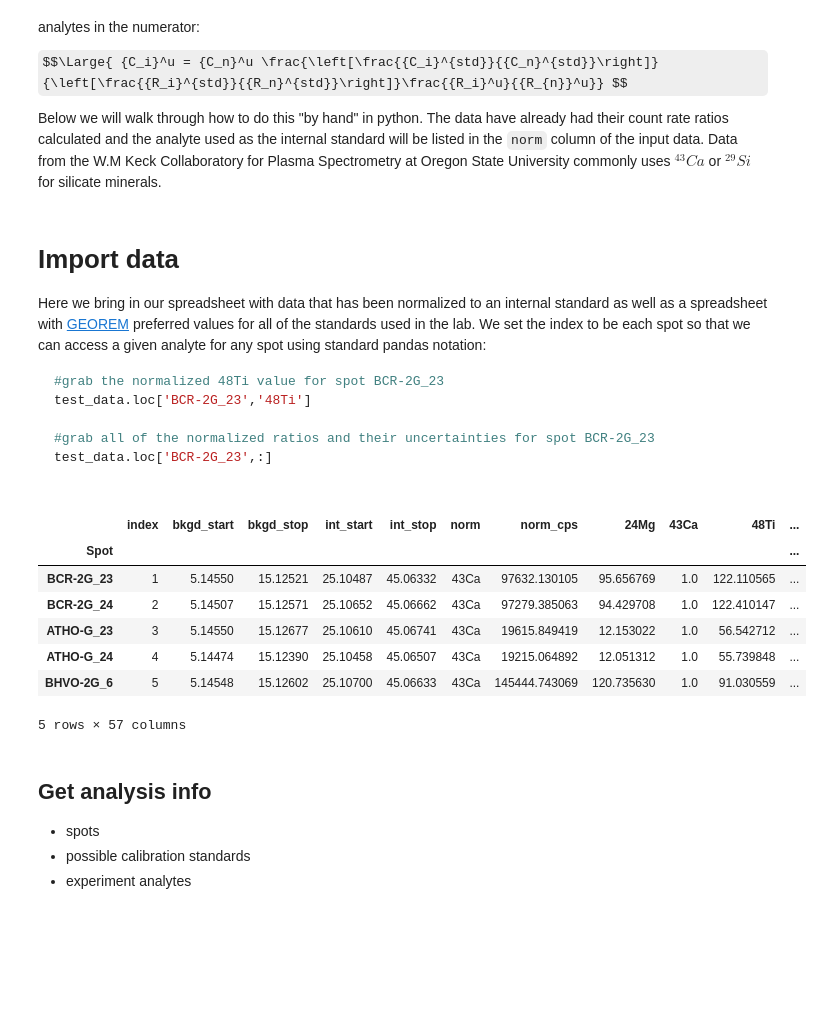
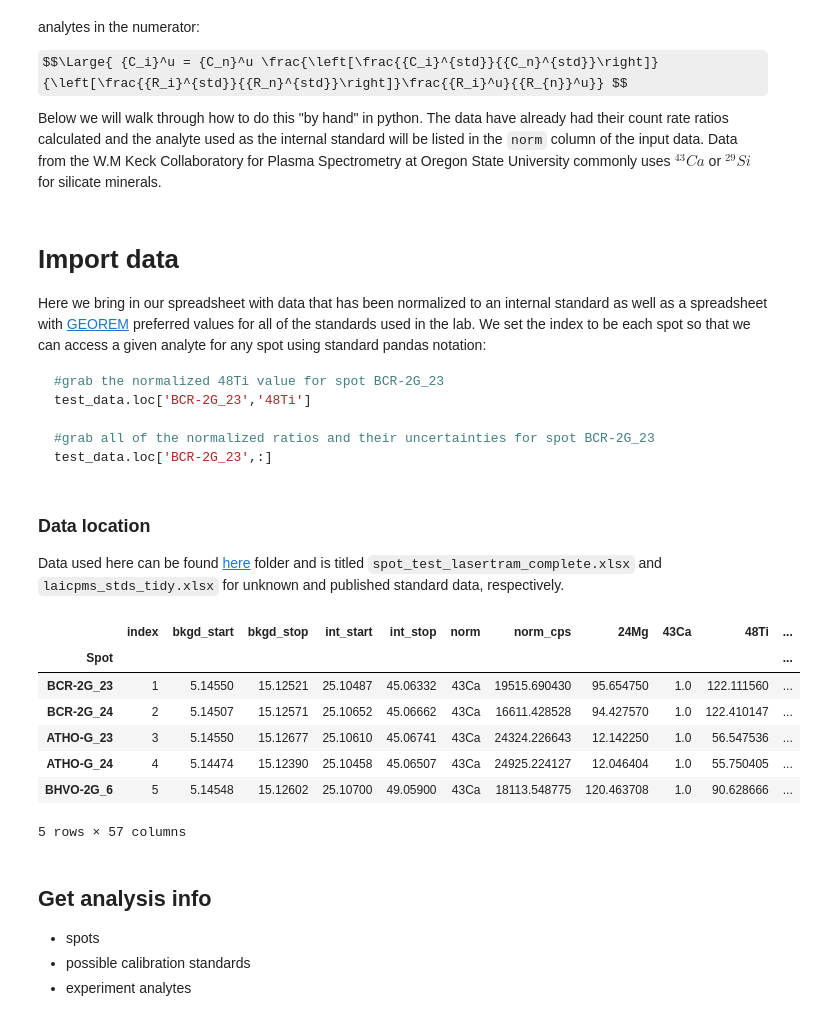
Before and after one commit to jlubbersgeo/laicpms_general, a Jupyter notebook: lasercalc_python.ipynb, the cells around one changed output. Drawn from its saved outputs; the diff is of its cells as text; code cells hidden in the pictures; some formulas as TeX source; blank space fills up the shorter version.

````diff
--- a/lasercalc_python.ipynb
+++ b/lasercalc_python.ipynb
@@ -45,29 +45,31 @@ test_data.loc['BCR-2G_23','48Ti']
 test_data.loc['BCR-2G_23',:]
 
 ```
+### Data location
+Data used here can be found [here](https://github.com/jlubbersgeo/laserTRAM-DB/tree/main/tests) folder and is titled ```spot_test_lasertram_complete.xlsx``` and ```laicpms_stds_tidy.xlsx``` for unknown and published standard data, respectively.
 # %%
 # import published standards data
 stds_data = pd.read_excel(
-    ".../laicpms_stds_tidy.xlsx"
+    "/Users/jordanlubbers/Desktop/LaserTRAM-DB_use/laserTRAM-DB/tests/laicpms_stds_tidy.xlsx"
 ).set_index("Standard")
 
 # import our internal standard normalized data
 test_data = (
-    pd.read_excel(".../LaserTRAM_Dash_test.xlsx")
+    pd.read_excel("/Users/jordanlubbers/Desktop/LaserTRAM-DB_use/laserTRAM-DB/tests/spot_test_lasertram_complete.xlsx")
     .dropna()
     .set_index("Spot")
 )
 
 test_data.insert(loc=0, column="index", value=np.arange(1, len(test_data) + 1))
 test_data.head()
 # %% [output]
 |  | index | bkgd_start | bkgd_stop | int_start | int_stop | norm | norm_cps | 24Mg | 43Ca | 48Ti | ... |
 | Spot |  |  |  |  |  |  |  |  |  |  | ... |
-| BCR-2G_23 | 1 | 5.14550 | 15.12521 | 25.10487 | 45.06332 | 43Ca | 97632.130105 | 95.656769 | 1.0 | 122.110565 | ... |
-| BCR-2G_24 | 2 | 5.14507 | 15.12571 | 25.10652 | 45.06662 | 43Ca | 97279.385063 | 94.429708 | 1.0 | 122.410147 | ... |
-| ATHO-G_23 | 3 | 5.14550 | 15.12677 | 25.10610 | 45.06741 | 43Ca | 19615.849419 | 12.153022 | 1.0 | 56.542712 | ... |
-| ATHO-G_24 | 4 | 5.14474 | 15.12390 | 25.10458 | 45.06507 | 43Ca | 19215.064892 | 12.051312 | 1.0 | 55.739848 | ... |
-| BHVO-2G_6 | 5 | 5.14548 | 15.12602 | 25.10700 | 45.06633 | 43Ca | 145444.743069 | 120.735630 | 1.0 | 91.030559 | ... |
+| BCR-2G_23 | 1 | 5.14550 | 15.12521 | 25.10487 | 45.06332 | 43Ca | 19515.690430 | 95.654750 | 1.0 | 122.111560 | ... |
+| BCR-2G_24 | 2 | 5.14507 | 15.12571 | 25.10652 | 45.06662 | 43Ca | 16611.428528 | 94.427570 | 1.0 | 122.410147 | ... |
+| ATHO-G_23 | 3 | 5.14550 | 15.12677 | 25.10610 | 45.06741 | 43Ca | 24324.226643 | 12.142250 | 1.0 | 56.547536 | ... |
+| ATHO-G_24 | 4 | 5.14474 | 15.12390 | 25.10458 | 45.06507 | 43Ca | 24925.224127 | 12.046404 | 1.0 | 55.750405 | ... |
+| BHVO-2G_6 | 5 | 5.14548 | 15.12602 | 25.10700 | 49.05900 | 43Ca | 18113.548775 | 120.463708 | 1.0 | 90.628666 | ... |
 5 rows × 57 columns
 # %% [markdown]
 ## Get analysis info
````
Also changed, not shown: parts of 10 cells of this notebook.
